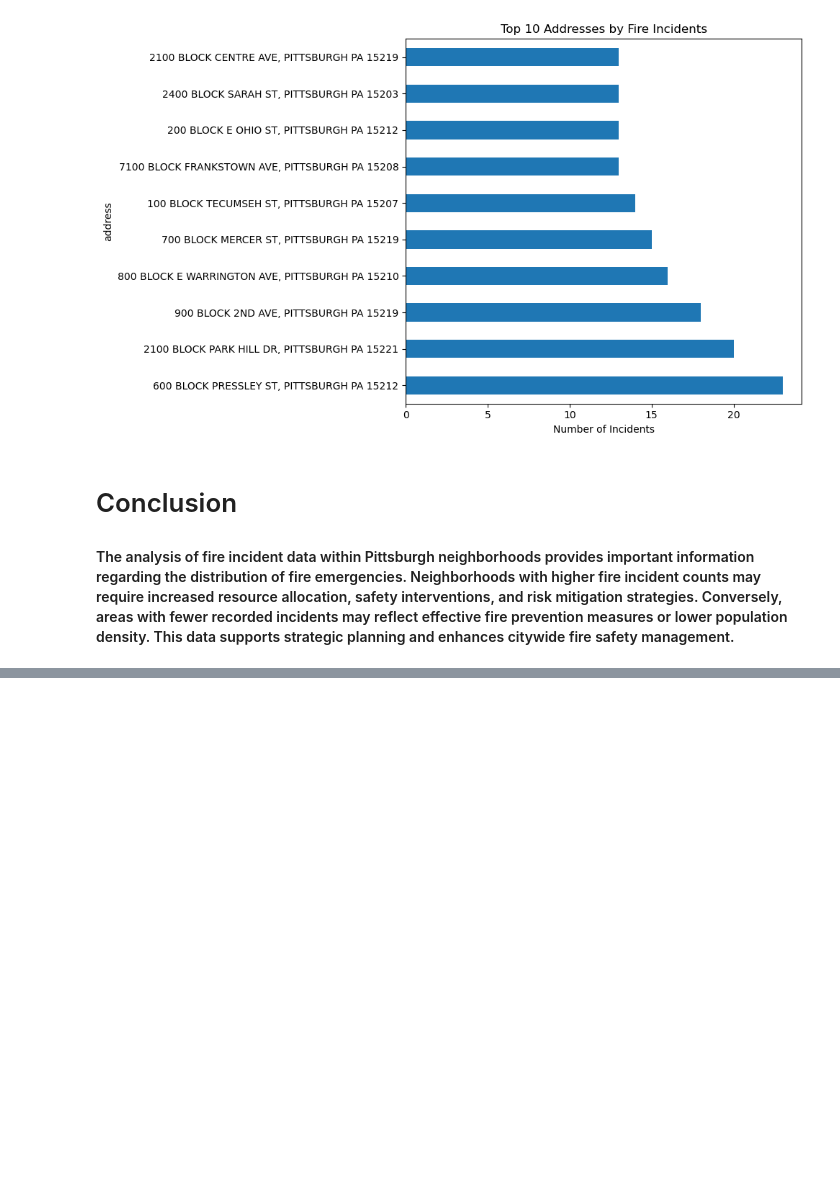
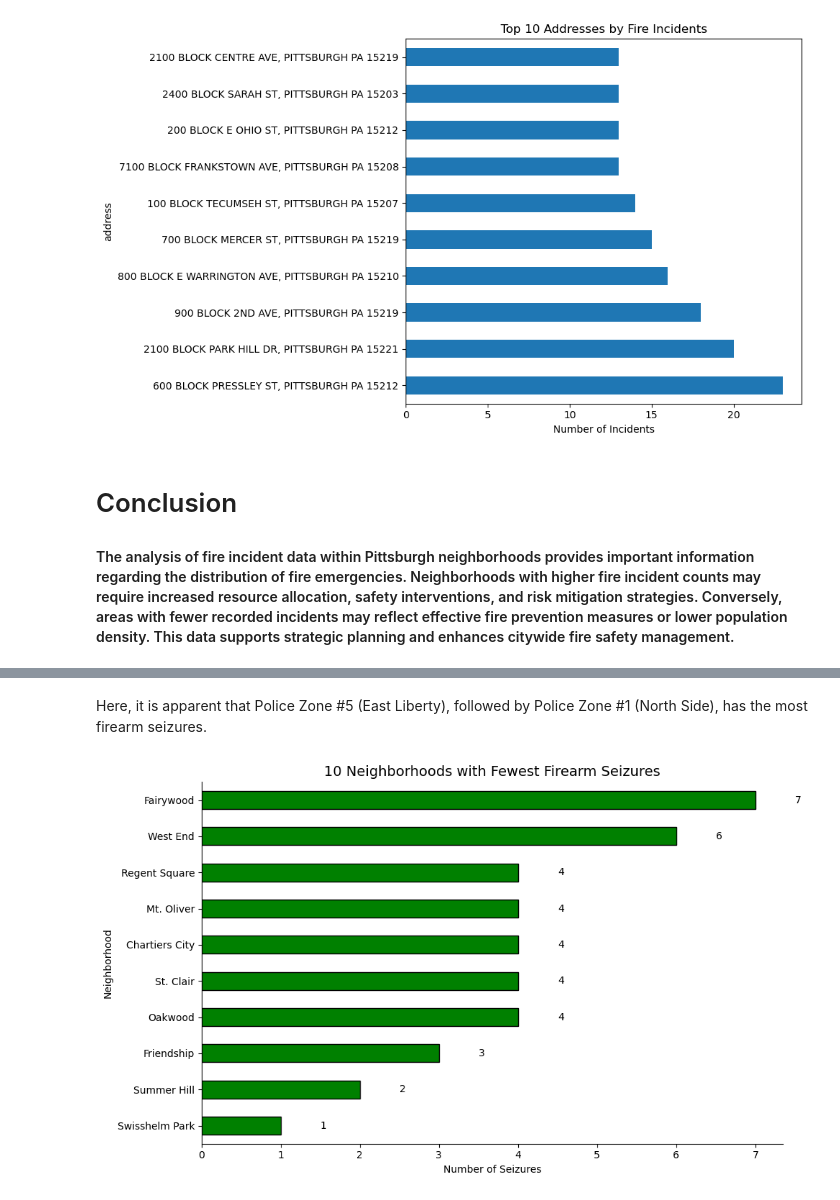
Before and after one commit to mariia-sierova/Final_Project, a Jupyter notebook: Presentation_Final.ipynb, the cells around one changed output, grey strips where cells are left out. Drawn from its saved outputs; the diff is of its cells as text; code cells hidden in the pictures; blank space fills up the shorter version.

```diff
--- a/Presentation_Final.ipynb
+++ b/Presentation_Final.ipynb
@@ -505,0 +577,22 @@ plt.show()
+# %% [markdown]
+Here, it is apparent that Police Zone #5 (East Liberty), followed by Police Zone #1 (North Side), has the most firearm seizures.
+# %%
+#bottom 10 seizures (best for safety), horizontal bar chart
+bottom_10 = neighborhood_counts.sort_values().head(10)
+
+plt.figure(figsize = (10, 6))
+ax = bottom_10.plot(kind = 'barh', color = 'green', edgecolor = 'black')
+plt.title('10 Neighborhoods with Fewest Firearm Seizures', fontsize = 14)
+plt.xlabel('Number of Seizures')
+plt.ylabel('Neighborhood')
+
+for i, v in enumerate(bottom_10):
+    plt.text(v + 0.5, i, str(v), va = 'center', fontsize = 10)
+
+#remove spines
+ax.spines['top'].set_visible(False)
+ax.spines['right'].set_visible(False)
+plt.tight_layout()
+plt.show()
+# %% [output]
+[figure, added]
```
Also changed, not shown: parts of 7 cells of this notebook, 2 other files.
